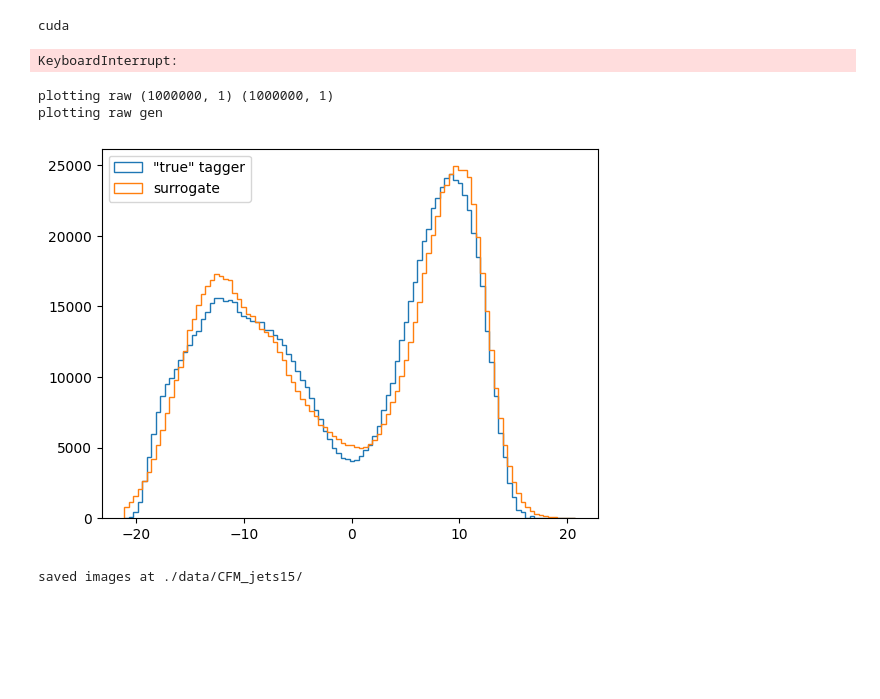
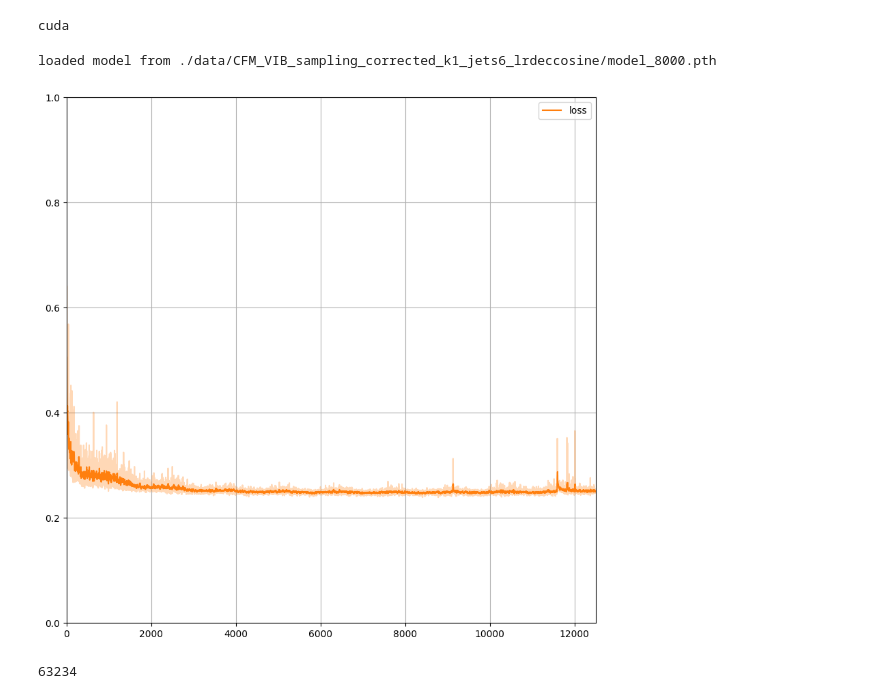
Before and after one commit to sbieringer/ClassificationSurrogates, a Jupyter notebook: cond_flow_matching.ipynb, the cells around one changed output. Saved outputs shown, nothing was run; the diff lists cells and outputs as text; code cells hidden in the pictures; blank space fills up the shorter version.

```diff
--- a/cond_flow_matching.ipynb
+++ b/cond_flow_matching.ipynb
@@ -53,32 +64,40 @@ if not os.path.exists(save_dir):
 
 batch_size = 131072
 
-dont_use = 'jet_nparticles', 'jet_sdmass	jet_tau1	jet_tau2	jet_tau3	jet_tau4	aux_genpart_eta	aux_genpart_phi	aux_genpart_pid	aux_genpart_pt	aux_truth_match')
+dont_use = ['jet_sdmass',
+            'jet_tau1',	'jet_tau2',	'jet_tau3',	'jet_tau4',
+            'aux_genpart_eta', 'aux_genpart_phi', 'aux_genpart_pid', 'aux_genpart_pt', 'aux_truth_match']
 
 dataset = JetDataset("./jet_data",'train', del_context=dont_use)
-dataset_val = JetDataset("./jet_data",'val, del_context=dont_use)')
+dataset_val = JetDataset("./jet_data",'val', del_context=dont_use)
 dataloader = torch.utils.data.DataLoader(dataset, batch_size=batch_size, shuffle=True, num_workers=10)
 # %%
-###################################
-### Define the Normalizing Flow ###
-###################################
+########################
+### Define the Model ###
+########################
 
-# Construct flow model
-model = CNF(1, conds = dataset.features.shape[1])#, n_nodes=[256] * 3)
+if approximate_gaussian_inference:
+    model = CNF(1, conds = dataset.features.shape[1], n_nodes=[64] * 3, layer = LinearFlipout)
 
-# Move model on GPU if available
-model = model.to(device)
+else:
+    model = CNF(1, conds = dataset.features.shape[1], n_nodes=[64] * 3)
+
+model.to(device)
+
+for layer in model.modules():
+    if isinstance(layer, LinearFlipout):
+        layer._dnn_to_bnn_flag = True
 # %%
 #####################
 ### Training Loop ###
 #####################
 
-train = True
-lr = 1e-3
+train = False
+lr = 1e-2
 weight_decay = 0
 lr_decay = 1 #0.999
 
-epochs = 200
+epochs = 20000
 
 if train:
     cfm_loss = FlowMatchingLoss(model)
@@ -98,6 +117,10 @@ if train:
 
             # Compute loss
             loss = cfm_loss(x, c)
+            kl_loss = torch.nan_to_num(torch.sum(torch.tensor([layer.kl_loss() for layer in model.modules()
+                                                                if isinstance(layer, LinearFlipout)],  device=device))/len(x))
+
+            loss = loss + c_factor*kl_loss
 
             # Do backprop and optimizer step
             if ~(torch.isnan(loss) | torch.isinf(loss)):
@@ -110,6 +133,9 @@ if train:
 
         if ep%50 == 0:
             torch.save(model.state_dict(), save_dir + f"model_{ep}.pth")
+
+    with open(save_dir + f'losses_{ep}.npy', 'wb') as f:
+        np.save(f, loss_hist)
 
 
 # # Sampling
@@ -120,31 +146,37 @@ if train:
 
 # # Log-likelihood
 # with torch.no_grad():
 # log_p = flow.log_prob(data[:4])
 
     model.eval()
 
     torch.save(model.state_dict(), save_dir + f"model_{ep}.pth")
     print('saved model at ' + save_dir + f"model_{ep}.pth")
 
 else:
     ep = epochs-1
 
     with open(save_dir + f'losses_{ep}.npy', 'rb') as f:
         loss_hist = np.load(f)
 
+    ep = 8000 #1150
     model.load_state_dict(torch.load(save_dir + f"model_{ep}.pth"))
     print('loaded model from ' + save_dir + f"model_{ep}.pth")
+
+    model.eval()
 
 
 # Plot loss
 plt.figure(figsize=(10, 10))
 plt.plot(smooth(loss_hist,1), color = 'C1', alpha = 0.3)
 plt.plot(smooth(loss_hist,11), label='loss', color = 'C1')
 plt.grid()
 plt.legend()
+plt.xlim(0,12500)
+plt.ylim(0,1)
 img_outfile = save_dir + f"image_ep{ep}_loss.png"
 plt.savefig(img_outfile)
 plt.show()
 # %% [output]
-KeyboardInterrupt:
+loaded model from ./data/CFM_VIB_sampling_corrected_k1_jets6_lrdeccosine/model_8000.pth
+[figure, added]
@@ -156,18 +183,7 @@ with torch.no_grad():
-# %%
-print("plotting raw", dataset_val.target.shape, x_gen_raw.shape)
-_,b,_ = plt.hist(dataset_val.target[:,0]*20.,bins=100, label='"true" tagger',histtype='step')
-print("plotting raw gen")
-plt.hist(x_gen_raw[:,0],bins=b, label='surrogate',histtype='step')
-plt.legend()
-img_outfile = save_dir + f"image_ep{ep}_raw.png"
-plt.savefig(img_outfile)
-plt.show()
-print('saved images at ' + save_dir)
-# %% [output]
-plotting raw (1000000, 1) (1000000, 1)
-plotting raw gen
-[figure, removed]
-saved images at ./data/CFM_jets15/
+# %%
+print(sum(p.numel() for p in model.parameters()))
+# %% [output]
+63234
 # %%
 ################
 ### Plotting ###
```
Also changed, not shown: parts of 9 cells of this notebook, 20 other files.
